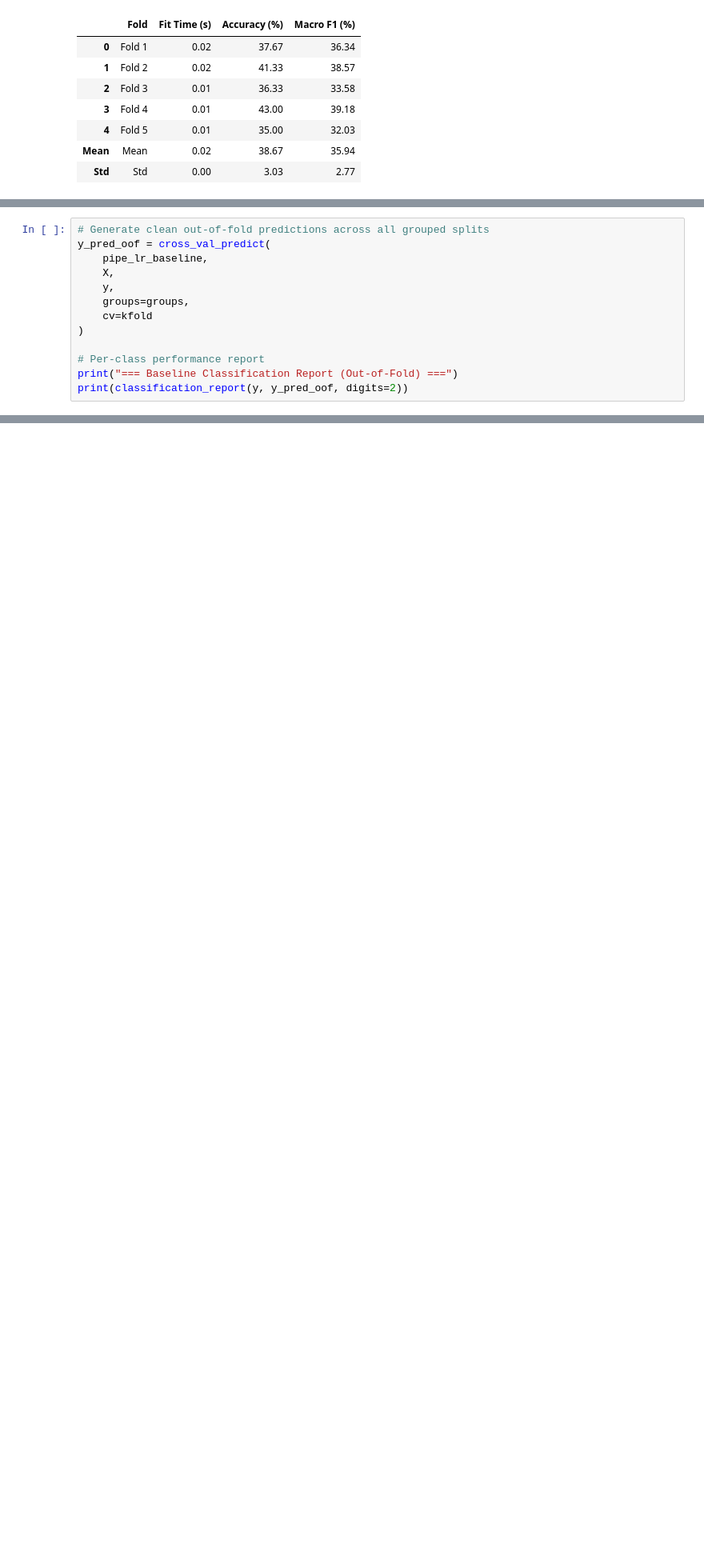
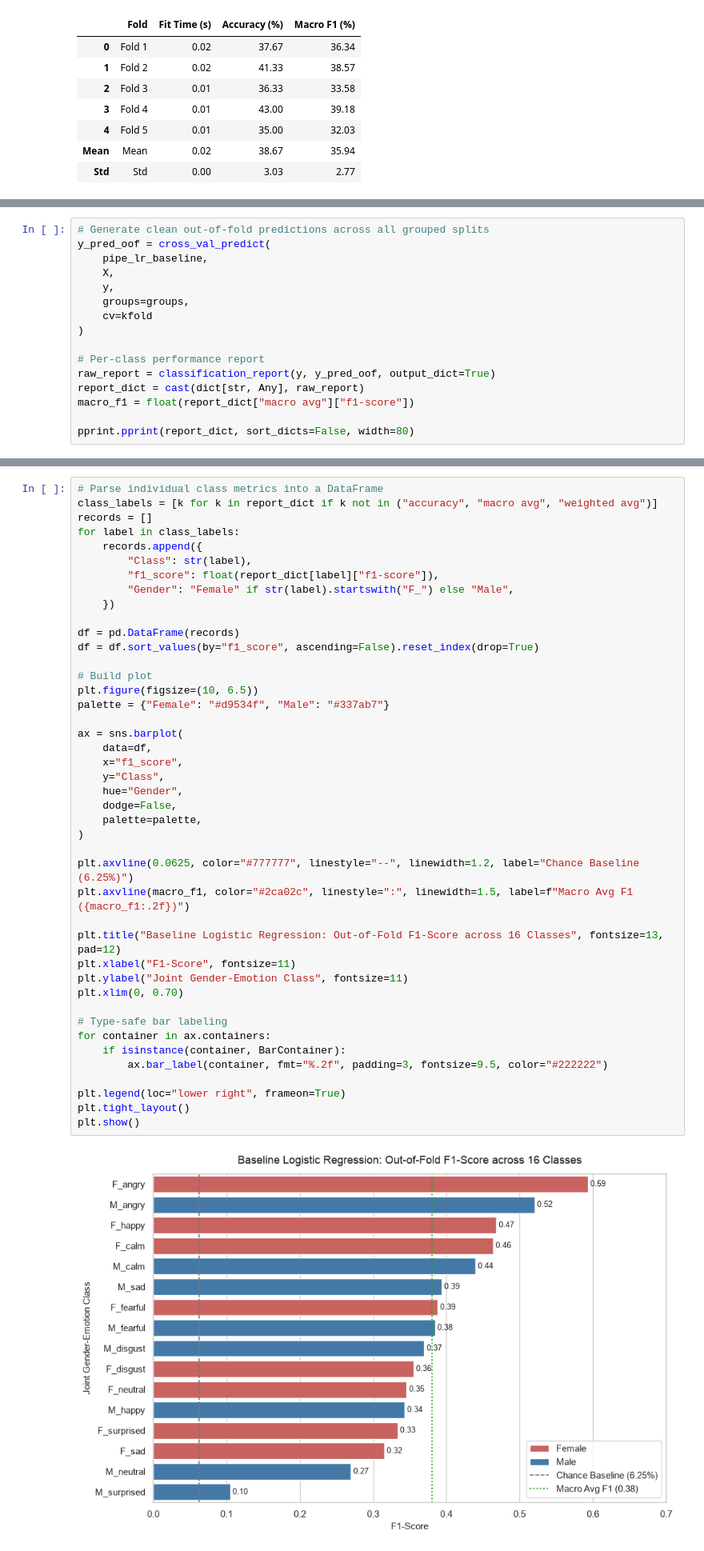
Before and after one commit to 1abhisheknigam/my-ai, a Jupyter notebook: speech-emotion-router/notebooks/02_baseline_model.ipynb, the cells around one changed output, grey strips where cells are left out. Shown at 80% size. Cells and saved outputs as stored; diff of their text form; blank space fills up the shorter version.

Commit message:
[SER] 02_baseline: Save figures
* Also added new F1 Score Barplot

```diff
--- a/speech-emotion-router/notebooks/02_baseline_model.ipynb
+++ b/speech-emotion-router/notebooks/02_baseline_model.ipynb
@@ -427,6 +429,9 @@ y_pred_oof = cross_val_predict(
 )
 
 # Per-class performance report
-print("=== Baseline Classification Report (Out-of-Fold) ===")
-print(classification_report(y, y_pred_oof, digits=2))
+raw_report = classification_report(y, y_pred_oof, output_dict=True)
+report_dict = cast(dict[str, Any], raw_report)
+macro_f1 = float(report_dict["macro avg"]["f1-score"])
+
+pprint.pprint(report_dict, sort_dicts=False, width=80)
 # %% [output]
@@ -450,3 +455,48 @@ weighted avg       0.39      0.39      0.39      1440
+# %%
+# Parse individual class metrics into a DataFrame
+class_labels = [k for k in report_dict if k not in ("accuracy", "macro avg", "weighted avg")]
+records = []
+for label in class_labels:
+    records.append({
+        "Class": str(label),
+        "f1_score": float(report_dict[label]["f1-score"]),
+        "Gender": "Female" if str(label).startswith("F_") else "Male",
+    })
+
+df = pd.DataFrame(records)
+df = df.sort_values(by="f1_score", ascending=False).reset_index(drop=True)
+
+# Build plot
+plt.figure(figsize=(10, 6.5))
+palette = {"Female": "#d9534f", "Male": "#337ab7"}
+
+ax = sns.barplot(
+    data=df,
+    x="f1_score",
+    y="Class",
+    hue="Gender",
+    dodge=False,
+    palette=palette,
+)
+
+plt.axvline(0.0625, color="#777777", linestyle="--", linewidth=1.2, label="Chance Baseline (6.25%)")
+plt.axvline(macro_f1, color="#2ca02c", linestyle=":", linewidth=1.5, label=f"Macro Avg F1 ({macro_f1:.2f})")
+
+plt.title("Baseline Logistic Regression: Out-of-Fold F1-Score across 16 Classes", fontsize=13, pad=12)
+plt.xlabel("F1-Score", fontsize=11)
+plt.ylabel("Joint Gender-Emotion Class", fontsize=11)
+plt.xlim(0, 0.70)
+
+# Type-safe bar labeling
+for container in ax.containers:
+    if isinstance(container, BarContainer):
+        ax.bar_label(container, fmt="%.2f", padding=3, fontsize=9.5, color="#222222")
+
+plt.legend(loc="lower right", frameon=True)
+plt.tight_layout()
+plt.show()
+# %% [output]
+[figure, added]
 # %% [markdown]
 ### Key Insights from Out-of-Fold Classification Report
 
```
Also changed, not shown: parts of 2 cells of this notebook, 4 other files.
